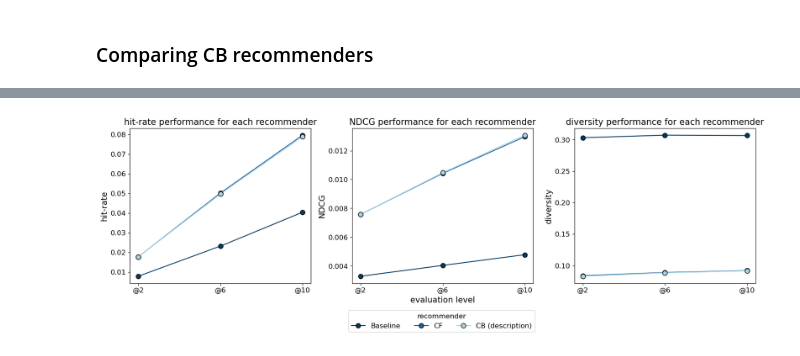
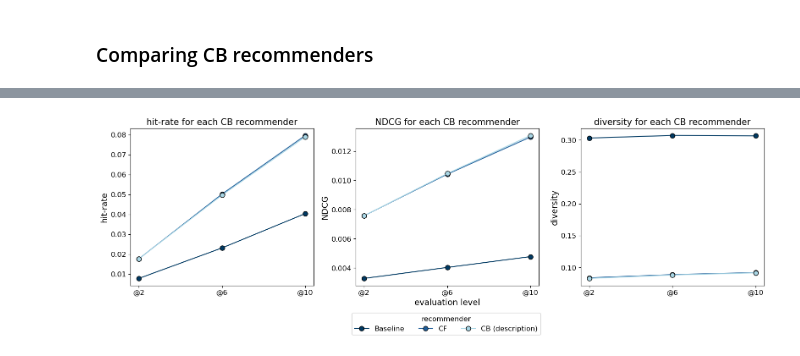
Before and after one commit to SebWae/dr-podcast-recsys-bsc-project, a Jupyter notebook: results/results_viz.ipynb, the cells around one changed output, grey strips where cells are left out. Drawn from its saved outputs; the diff is of its cells as text; code cells hidden in the pictures.

Commit message:
changed titles of subplots

```diff
--- a/results/results_viz.ipynb
+++ b/results/results_viz.ipynb
@@ -67,7 +67,7 @@ eval_metrics = ["hit-rate", "NDCG", "diversity"]
 
 # plotting line charts for each recommender for each evaluation metric
 for i, metric in enumerate(eval_metrics):
-    axes[i].set_title(f"{metric} performance for each recommender", fontsize=15)
+    axes[i].set_title(f"{metric} for each recommender", fontsize=15)
     axes[i].set_ylabel(f"{metric}", fontsize=14)
     axes[i].tick_params(axis='x', labelsize=12)
     axes[i].tick_params(axis='y', labelsize=12)
@@ -136,32 +116,32 @@ eval_metrics = ["hit-rate", "NDCG", "diversity"]
 
 # plotting line charts for each recommender for each evaluation metric
 for i, metric in enumerate(eval_metrics):
-    axes[i].set_title(f"{metric} performance for each recommender", fontsize=15)
+    axes[i].set_title(f"{metric} for each CB recommender", fontsize=15)
     axes[i].set_ylabel(f"{metric}", fontsize=14)
     axes[i].tick_params(axis='x', labelsize=12)
     axes[i].tick_params(axis='y', labelsize=12)
 
     # adding label on x-axis for middle subplot
     if i == 1:
         axes[i].set_xlabel("evaluation level", fontsize=14)
 
     for recommender, color in color_mapping.items():
         data = eval_df[eval_df["recommender"] == recommender]
         levels = data["level"]
         metric_values = data[f"{metric}"]
         axes[i].plot(levels, metric_values, marker='o', label=recommender, c=color, markeredgecolor="black", markersize=8)
 
 # adding legend
 handles, labels = axes[0].get_legend_handles_labels()
 fig.legend(handles, format_mapping.keys(),
            title="recommender",
            loc='lower center',
            ncol=4,
            fontsize=12,
            title_fontsize=12,
            bbox_to_anchor=(0.52, -0.07))
 
 plt.tight_layout(rect=[0, 0.05, 1, 1])
 plt.show()
 # %% [output]
-[figure, old version]
+[figure, new version]
```
Also changed, not shown: parts of 2 cells of this notebook.
